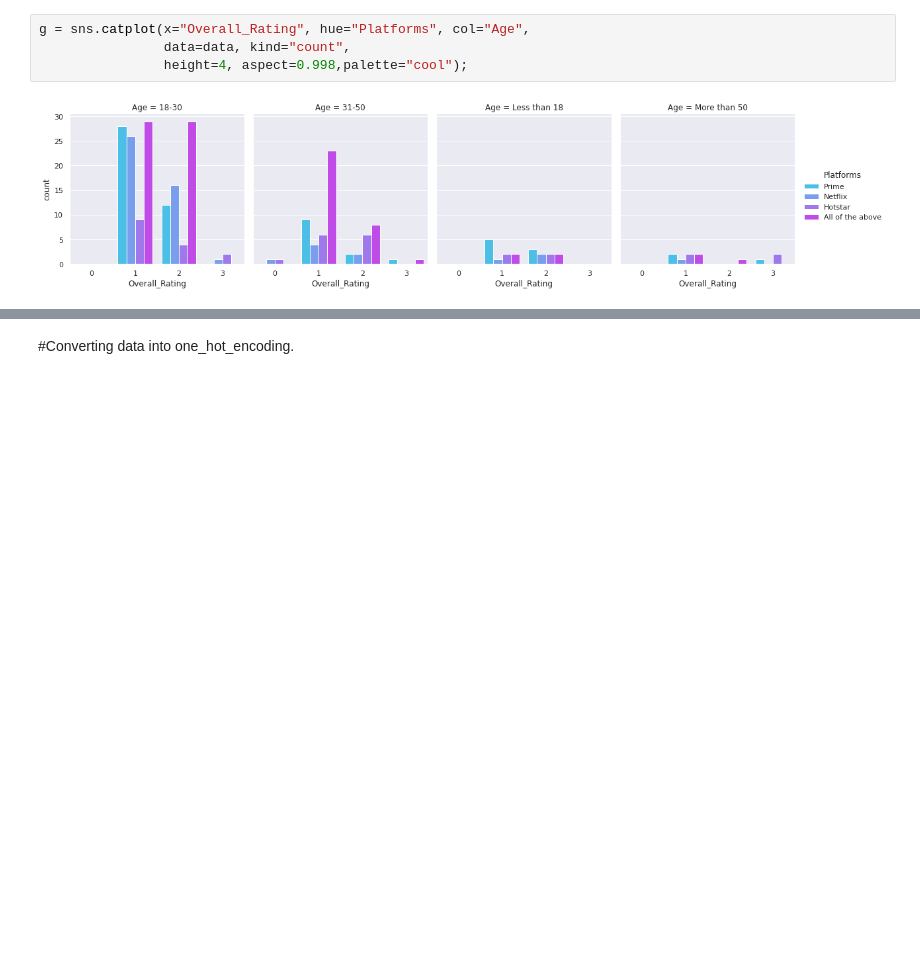
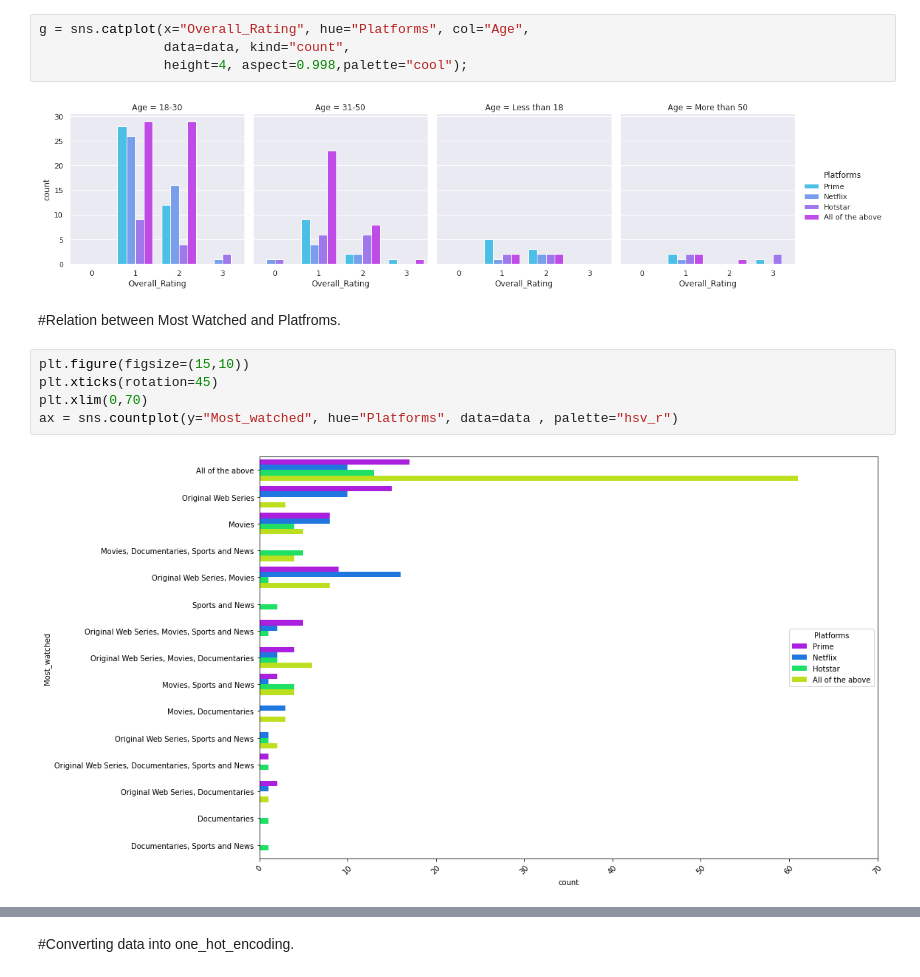
Before and after one commit to snehachauhan/Colab, a Jupyter notebook: Real_data.ipynb, the cells around one changed output, grey strips where cells are left out. Saved outputs shown, nothing was run; the diff lists cells and outputs as text; blank space fills up the shorter version.

```diff
--- a/Real_data.ipynb
+++ b/Real_data.ipynb
@@ -526,3 +535,12 @@ g = sns.catplot(x="Overall_Rating", hue="Platforms", col="Age",
                 height=4, aspect=0.998,palette="cool");
 # %% [output]
 [figure]
+# %% [markdown]
+#Relation between Most Watched and Platfroms.
+# %%
+plt.figure(figsize=(15,10))
+plt.xticks(rotation=45)
+plt.xlim(0,70)
+ax = sns.countplot(y="Most_watched", hue="Platforms", data=data , palette="hsv_r")
+# %% [output]
+[figure, added]
```
Also changed, not shown: parts of 43 cells of this notebook.
